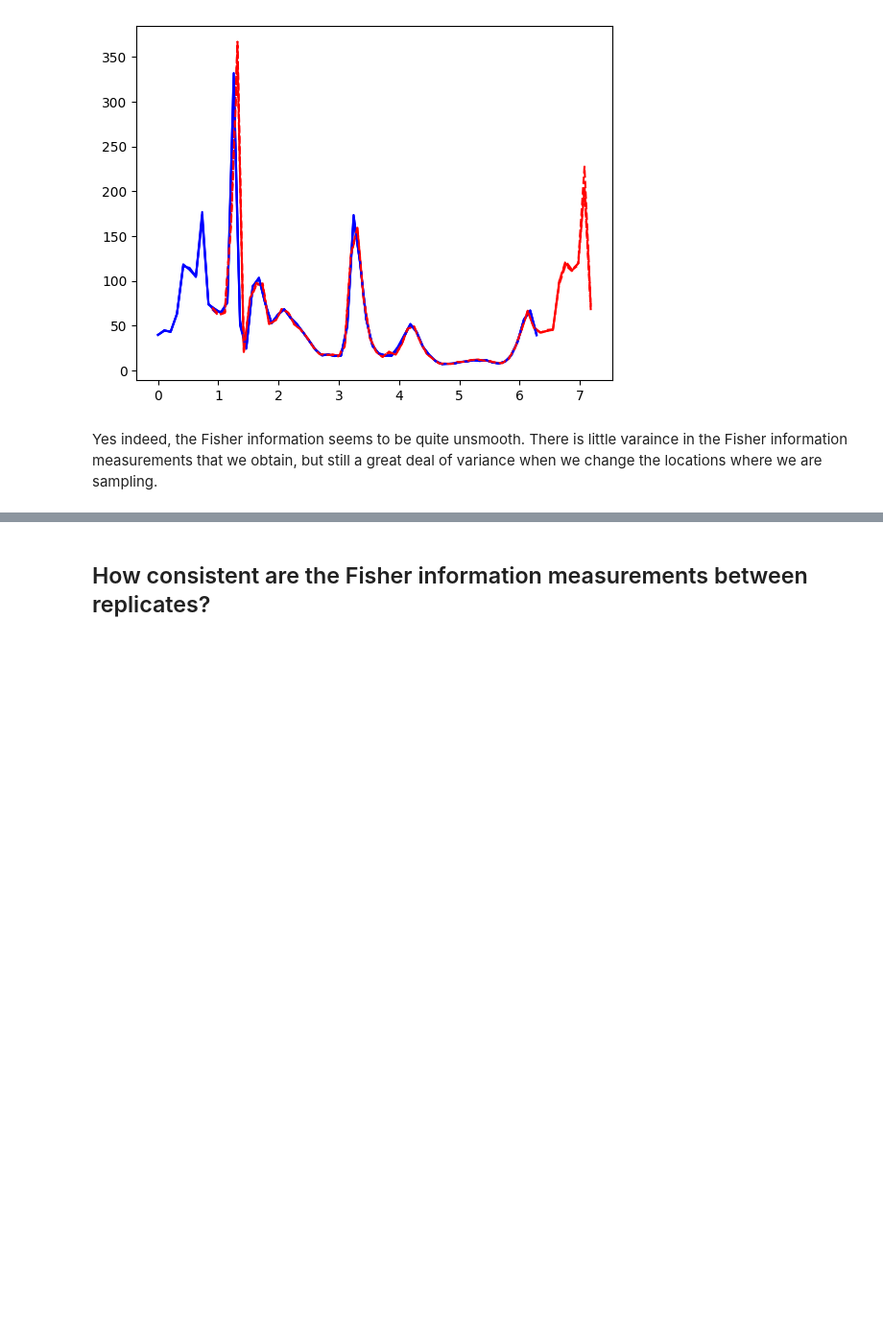
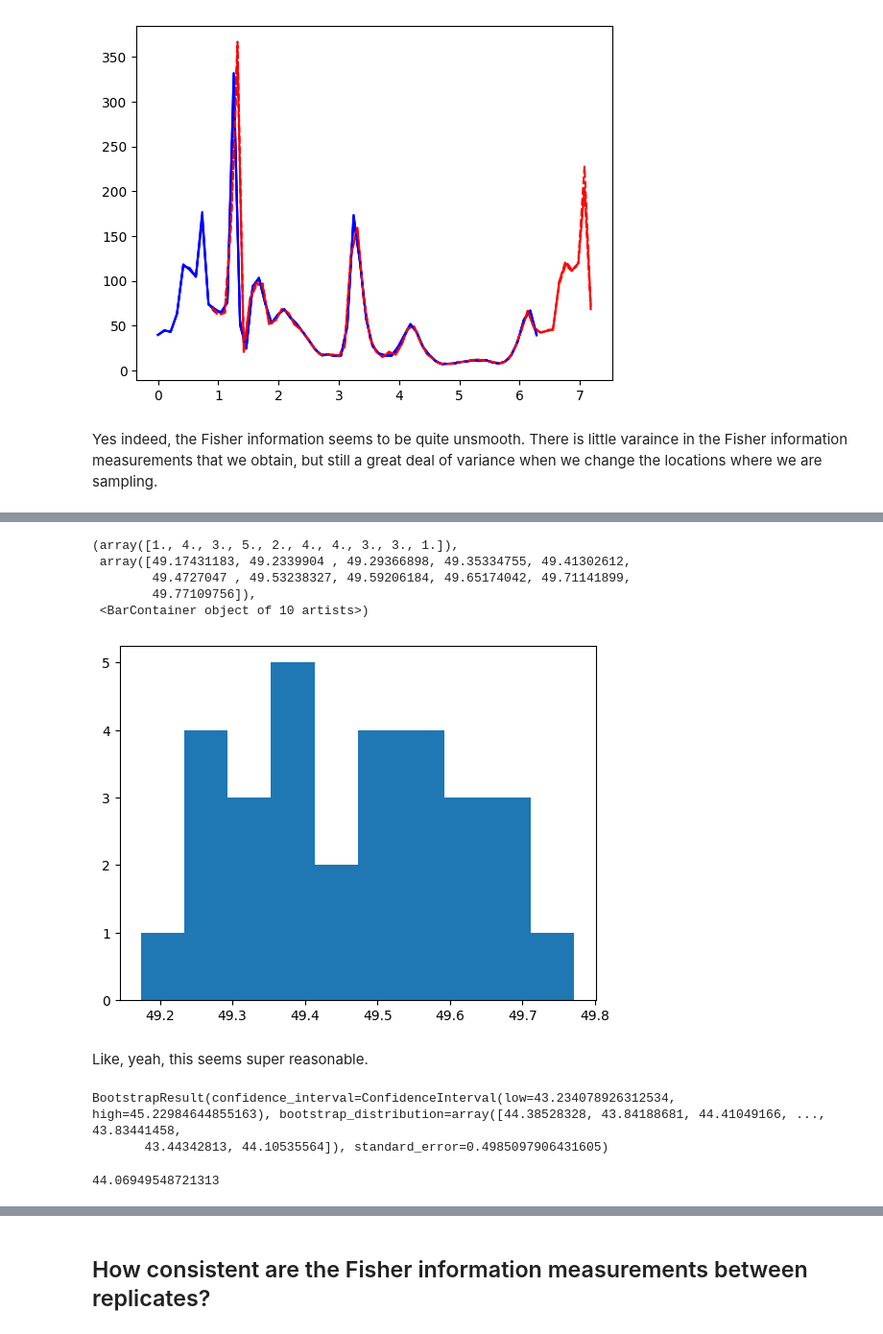
Before and after one commit to lrast/angleFinetuning, a Jupyter notebook: Results2.2-backprop_dynamics.ipynb, the cells around one changed output, grey strips where cells are left out. Shown at 96% size. Saved outputs shown, nothing was run; the diff lists cells and outputs as text; code cells hidden in the pictures; blank space fills up the shorter version.

```diff
--- a/Results2.2-backprop_dynamics.ipynb
+++ b/Results2.2-backprop_dynamics.ipynb
@@ -1342,0 +1527,21 @@ Yes indeed, the Fisher information seems to be quite unsmooth. There is little v
+# %%
+def FI_approximation(n, t0, t1):
+    deltat = t1 - t0
+    positions = t0 + deltat * np.random.randn(n)
+    FIs = Fisher_derivatives_faces_optimized(model, positions)
+    return FIs.mean()
+# %%
+interval_FIs = []
+for rep in range(30):
+    interval_FIs.append( FI_approximation(10, 0, 0.1) )
+# %%
+plt.hist( interval_FIs)
+# %% [output]
+(array([1., 4., 3., 5., 2., 4., 4., 3., 3., 1.]),
+ array([49.17431183, 49.2339904 , 49.29366898, 49.35334755, 49.41302612,
+        49.4727047 , 49.53238327, 49.59206184, 49.65174042, 49.71141899,
+        49.77109756]),
+ <BarContainer object of 10 artists>)
+[figure, added]
+# %% [markdown]
+Like, yeah, this seems super reasonable.
@@ -1342,0 +1553,9 @@ Yes indeed, the Fisher information seems to be quite unsmooth. There is little v
+# %%
+bootstrap(FIs[None,:], np.mean)
+# %% [output]
+BootstrapResult(confidence_interval=ConfidenceInterval(low=43.234078926312534, high=45.22984644855163), bootstrap_distribution=array([44.38528328, 43.84188681, 44.41049166, ..., 43.83441458,
+       43.44342813, 44.10535564]), standard_error=0.4985097906431605)
+# %%
+FIs.mean()
+# %% [output]
+44.06949548721313
```
Also changed, not shown: parts of 19 cells of this notebook, 3 other files.
